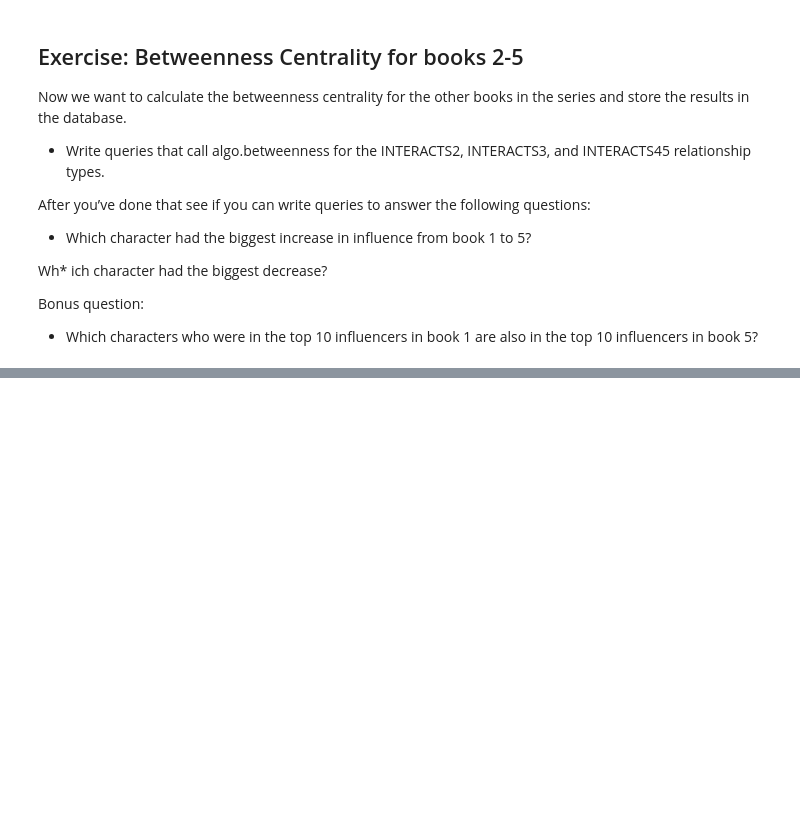
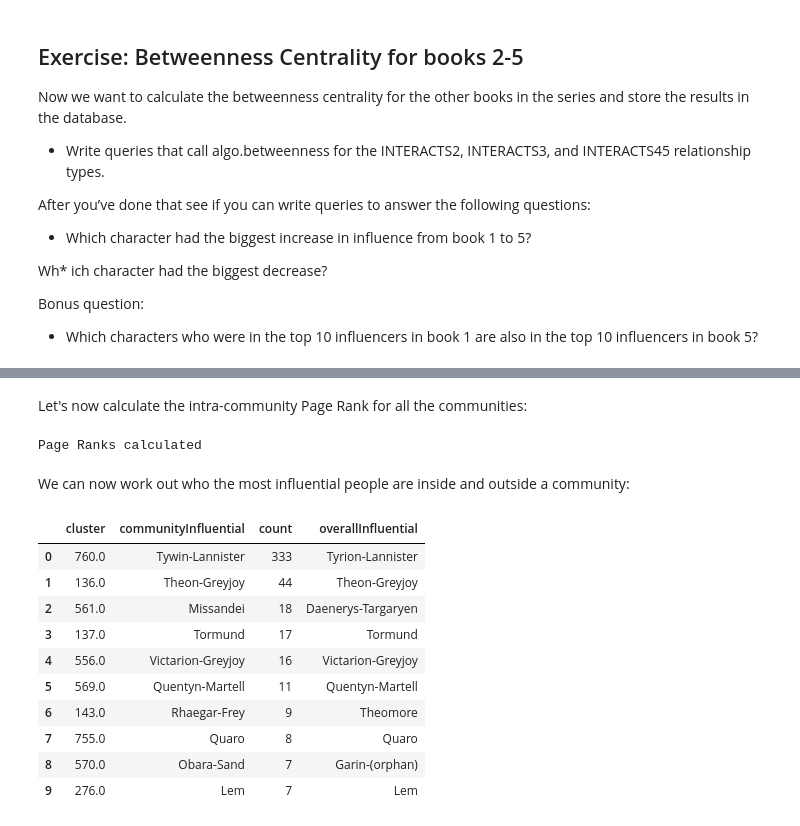
Before and after one commit to neo4j-contrib/training, a Jupyter notebook: data_science/AppliedGraphAlgorithms.ipynb, the cells around one changed output, grey strips where cells are left out. Drawn from its saved outputs; the diff is of its cells as text; code cells hidden in the pictures; blank space fills up the shorter version.

```diff
--- a/data_science/AppliedGraphAlgorithms.ipynb
+++ b/data_science/AppliedGraphAlgorithms.ipynb
@@ -122,0 +308,12 @@ Bonus question:
+# %%
+query = """\
+MATCH (c:Character) WHERE EXISTS(c.community)
+WITH c.community AS communityId, COUNT(*) AS count
+ORDER BY count DESC
+SKIP 1 LIMIT 1
+MATCH (c:Character) WHERE c.community = communityId
+RETURN c.name AS character, c.communityPageRank as pageRank
+"""
+
+with driver.session() as session:
+    df = pd.DataFrame([dict(record) for record in session.run(query)])
@@ -122,0 +334,49 @@ Bonus question:
+# %% [markdown]
+Let's now calculate the intra-community Page Rank for all the communities:
+# %%
+query = """\
+CALL algo.pageRank(
+  'MATCH (c:Character) WHERE c.community=%d RETURN id(c) as id',
+  'MATCH (c:Character)-[rel]->(c2) WHERE c.community=%d AND c2.community =%d RETURN id(c) as source,id(c2) as target, sum(rel.weight) as weight',
+  {graph:'cypher', writeProperty: 'communityPageRank'})
+YIELD nodes
+RETURN count(*)
+"""
+
+with driver.session() as session:
+    for row in session.run("MATCH (c:Character) WHERE EXISTS(c.community) RETURN DISTINCT c.community AS communityId"):
+        community_id = row["communityId"]
+        session.run(query % (community_id, community_id, community_id))
+print("Page Ranks calculated")
+# %% [output]
+Page Ranks calculated
+# %% [markdown]
+We can now work out who the most influential people are inside and outside a community:
+# %%
+query = """\
+MATCH (c:Character)
+WHERE exists(c.community)
+WITH c ORDER BY c.pageRank DESC
+WITH  c.community as cluster, count(*) AS count, collect(c) AS characters
+RETURN cluster, count,
+       apoc.coll.reverse(apoc.coll.sortNodes(characters, "pageRank"))[0].name AS overallInfluential,
+       apoc.coll.reverse(apoc.coll.sortNodes(characters, "communityPageRank"))[0].name AS communityInfluential
+ORDER BY count DESC
+"""
+
+with driver.session() as session:
+    df = pd.DataFrame([dict(record) for record in session.run(query)])
+# %%
+df.sort_values(by=["count"], ascending = False).head(10)
+# %% [output]
+|  | cluster | communityInfluential | count | overallInfluential |
+| 0 | 760.0 | Tywin-Lannister | 333 | Tyrion-Lannister |
+| 1 | 136.0 | Theon-Greyjoy | 44 | Theon-Greyjoy |
+| 2 | 561.0 | Missandei | 18 | Daenerys-Targaryen |
+| 3 | 137.0 | Tormund | 17 | Tormund |
+| 4 | 556.0 | Victarion-Greyjoy | 16 | Victarion-Greyjoy |
+| 5 | 569.0 | Quentyn-Martell | 11 | Quentyn-Martell |
+| 6 | 143.0 | Rhaegar-Frey | 9 | Theomore |
+| 7 | 755.0 | Quaro | 8 | Quaro |
+| 8 | 570.0 | Obara-Sand | 7 | Garin-(orphan) |
+| 9 | 276.0 | Lem | 7 | Lem |
```
Also changed, not shown: parts of 17 cells of this notebook, 2 other files.
